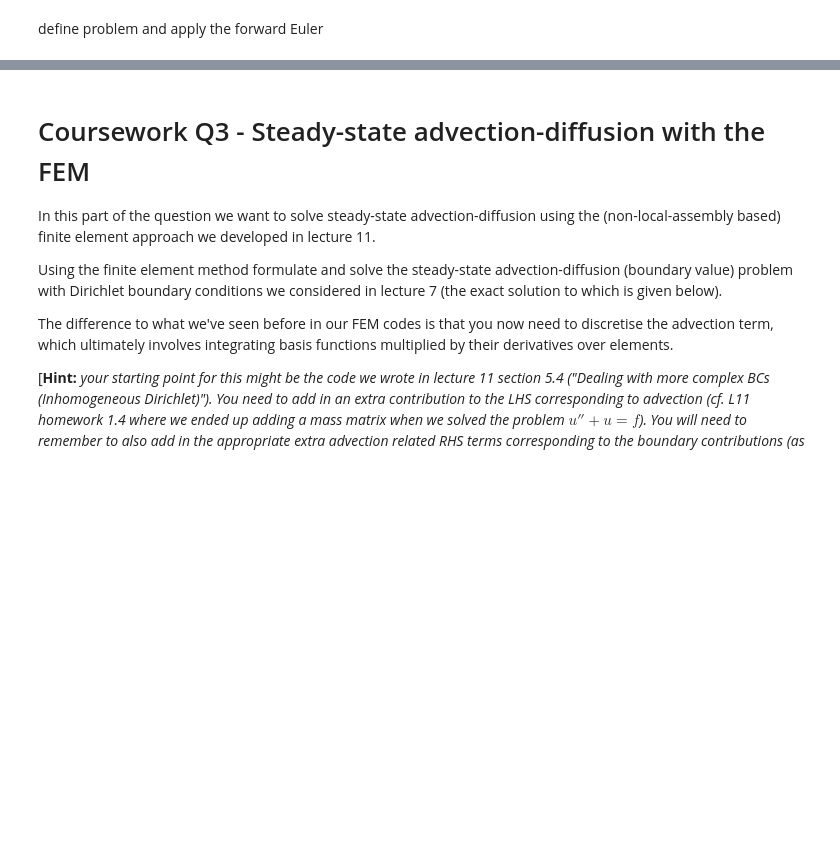
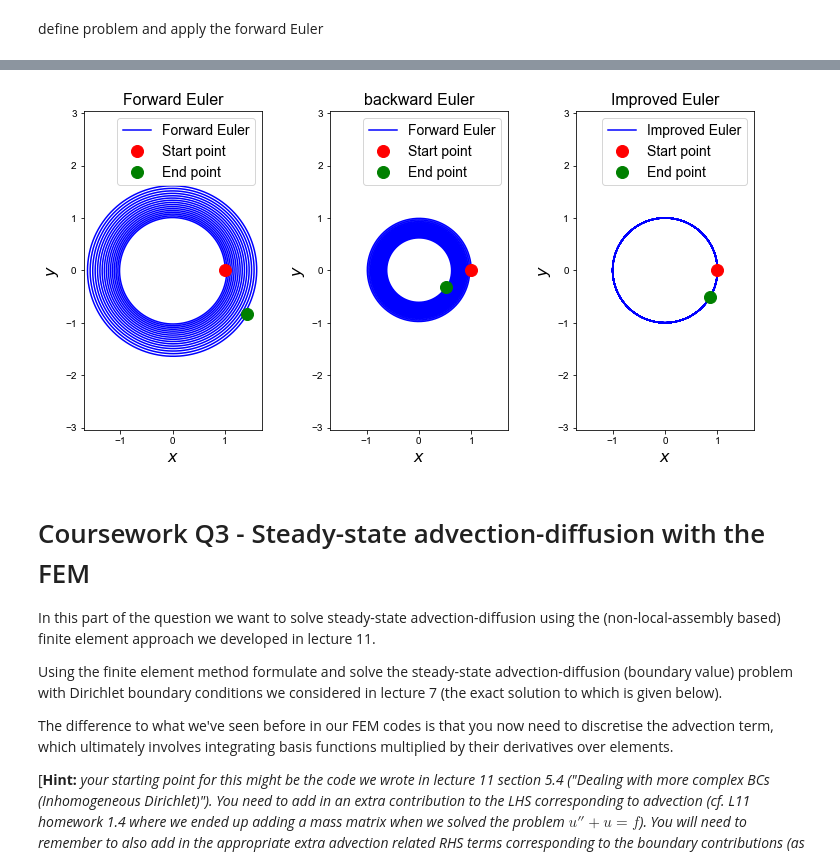
Before and after one commit to yxyyxy93/127_pythonFEM, a Jupyter notebook: ACSE-3-2019-20-Coursework.ipynb, the cells around one changed output, grey strips where cells are left out. Drawn from its saved outputs; the diff is of its cells as text; code cells hidden in the pictures; blank space fills up the shorter version.

```diff
--- a/ACSE-3-2019-20-Coursework.ipynb
+++ b/ACSE-3-2019-20-Coursework.ipynb
@@ -367,3 +363,21 @@ print(f(x_sop))
+# %%
+def forward_euler(f, u0, t0, t_max, dt):
+    """ Forward Euler time-stepper.
+    f = f(t,y) is the RHS function.
+    u0 is the initial condition.
+    t0 is the initial time; t_max is the end time.
+    dt is the time step size.
+    """
+    u = np.array(u0)
+    t = np.array(t0)
+    u_all = [u0]
+    t_all = [t0]
+    while t < t_max:
+        u = u + dt*f(t, u)  # euler guess
+        u_all.append(u)
+        t = t + dt
+        t_all.append(t)
+    return np.array(u_all), np.array(t_all)
 # %% [markdown]
 define problem and apply the forward Euler
 # %%
@@ -434,3 +480,59 @@ the solution should respect and check how well each of your methods performs at
+# %%
+def f(t, u):
+    f = np.zeros_like(u)
+    f[0] = -u[1]
+    f[1] =  u[0]
+    return f
+
+# problem parameters
+dt = 0.01
+u0 = np.array([1.,0.])
+t0 = 0.0
+tf = 100.
+
+# set up figure
+fig, (ax1, ax2, ax3) = plt.subplots(1, 3, figsize=(10, 5))
+fig.tight_layout(w_pad=4)
+
+u, t = forward_euler(f, u0, t0, tf, dt)
+ax1.plot(u[:,0], u[:,1], 'b', label='Forward Euler')
+ax1.plot(u[0,0], u[0,1], 'ro', label='Start point', markersize=12)
+ax1.plot(u[-1,0], u[-1,1], 'go', label='End point', markersize=12)
+ax1.set_xlabel('$x$', fontsize=16)
+ax1.set_ylabel('$y$', fontsize=16)
+ax1.set_title('Forward Euler', fontsize=16)
+ax1.axis('equal')
+ax1.legend(loc='best', fontsize=14)
+ax1.set_xlim(-1.7,1.7)
+ax1.set_ylim(-1.7,1.7)
+
+u, t = back_euler(f, u0, t0, tf, dt)
+ax2.plot(u[:,0], u[:,1], 'b', label='Forward Euler')
+ax2.plot(u[0,0], u[0,1], 'ro', label='Start point', markersize=12)
+ax2.plot(u[-1,0], u[-1,1], 'go', label='End point', markersize=12)
+ax2.set_xlabel('$x$', fontsize=16)
+ax2.set_ylabel('$y$', fontsize=16)
+ax2.set_title('backward Euler', fontsize=16)
+ax2.axis('equal')
+ax2.legend(loc='best', fontsize=14)
+ax2.set_xlim(-1.7,1.7)
+ax2.set_ylim(-1.7,1.7)
+
+u0 = np.array([1.,0.])
+t0 = 0.0
+u, t = improved_euler(f, u0, t0, tf, dt)
+ax3.plot(u[:,0], u[:,1], 'b', label='Improved Euler')
+ax3.plot(u[0,0], u[0,1], 'ro', label='Start point', markersize=12)
+ax3.plot(u[-1,0], u[-1,1], 'go', label='End point', markersize=12)
+ax3.set_xlabel('$x$', fontsize=16)
+ax3.set_ylabel('$y$', fontsize=16)
+ax3.set_title('Improved Euler', fontsize=16)
+ax3.axis('equal')
+ax3.legend(loc='best', fontsize=14)
+ax3.set_xlim(-1.7,1.7)
+ax3.set_ylim(-1.7,1.7);
+# %% [output]
+[figure, added]
 # %% [markdown]
 # Coursework Q3 - Steady-state advection-diffusion with the FEM
 
```
Also changed, not shown: parts of 12 cells of this notebook.
